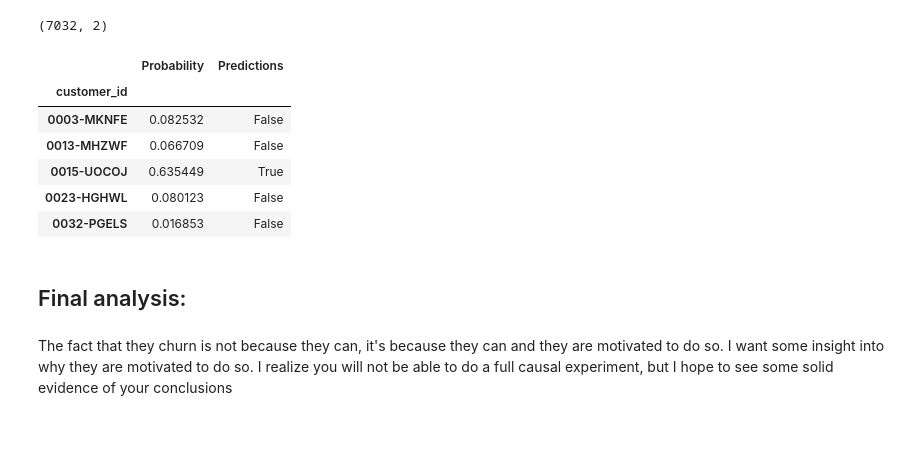
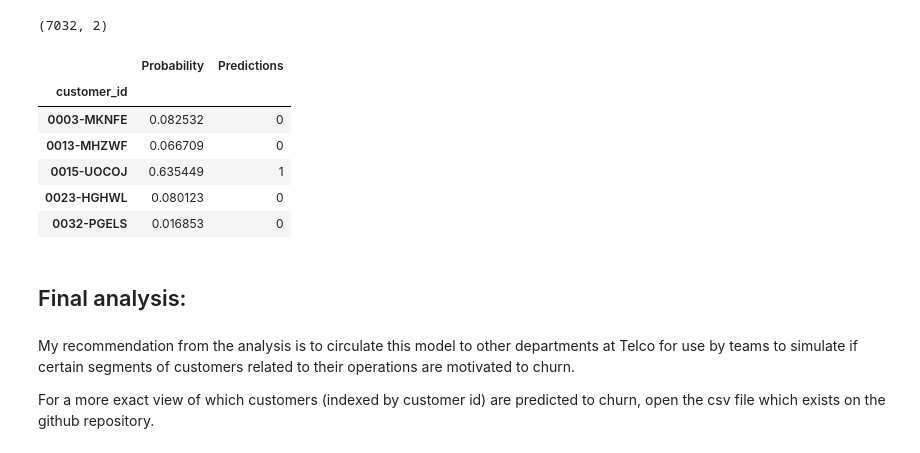
Before and after one commit to Tim-Sotirhos/telco_project, a Jupyter notebook: telco_project.ipynb, the cells around one changed output. Cells and saved outputs as stored; diff of their text form; code cells hidden in the pictures.

Commit message:
telco analysis

```diff
--- a/telco_project.ipynb
+++ b/telco_project.ipynb
@@ -811,7 +827,7 @@ y_prediction_proba = rf.predict_proba(df_final)
 # %%
 # New dataframe that contains the probabilites and predictions
 
-y_predictions = pd.DataFrame({'Probability': y_prediction_proba[:,1], 'Predictions': (y_prediction_proba[:,1] >= .5) == 1})
+y_predictions = pd.DataFrame({'Probability': y_prediction_proba[:,1], 'Predictions': y_prediction})
 # %%
 # Ensure the y_predictions dataframe is the correct shape (2 columns)
 
@@ -823,20 +839,22 @@ y_predictions.shape
 
 y_predictions = y_predictions.set_index(df_csv.index)
 # %%
-y_predictions.head()
+y_predictions.head(5)
 # %% [output]
 |  | Probability | Predictions |
 | customer_id |  |  |
-| 0003-MKNFE | 0.082532 | False |
-| 0013-MHZWF | 0.066709 | False |
-| 0015-UOCOJ | 0.635449 | True |
-| 0023-HGHWL | 0.080123 | False |
-| 0032-PGELS | 0.016853 | False |
+| 0003-MKNFE | 0.082532 | 0 |
+| 0013-MHZWF | 0.066709 | 0 |
+| 0015-UOCOJ | 0.635449 | 1 |
+| 0023-HGHWL | 0.080123 | 0 |
+| 0032-PGELS | 0.016853 | 0 |
 # %%
 # Create csv file
 
 y_predictions.to_csv(r'probability_and_predictions.csv')
 # %% [markdown]
 ## Final analysis:
-# %% [markdown]
-The fact that they churn is not because they can, it's because they can and they are motivated to do so. I want some insight into why they are motivated to do so. I realize you will not be able to do a full causal experiment, but I hope to see some solid evidence of your conclusions
+# %% [markdown]
+My recommendation from the analysis is to circulate this model to other departments at Telco for use by teams to simulate if certain segments of customers related to their operations are motivated to churn.
+
+For a more exact view of which customers (indexed by customer id) are predicted to churn, open the csv file which exists on the github repository.
```
Also changed, not shown: parts of 4 cells of this notebook.
